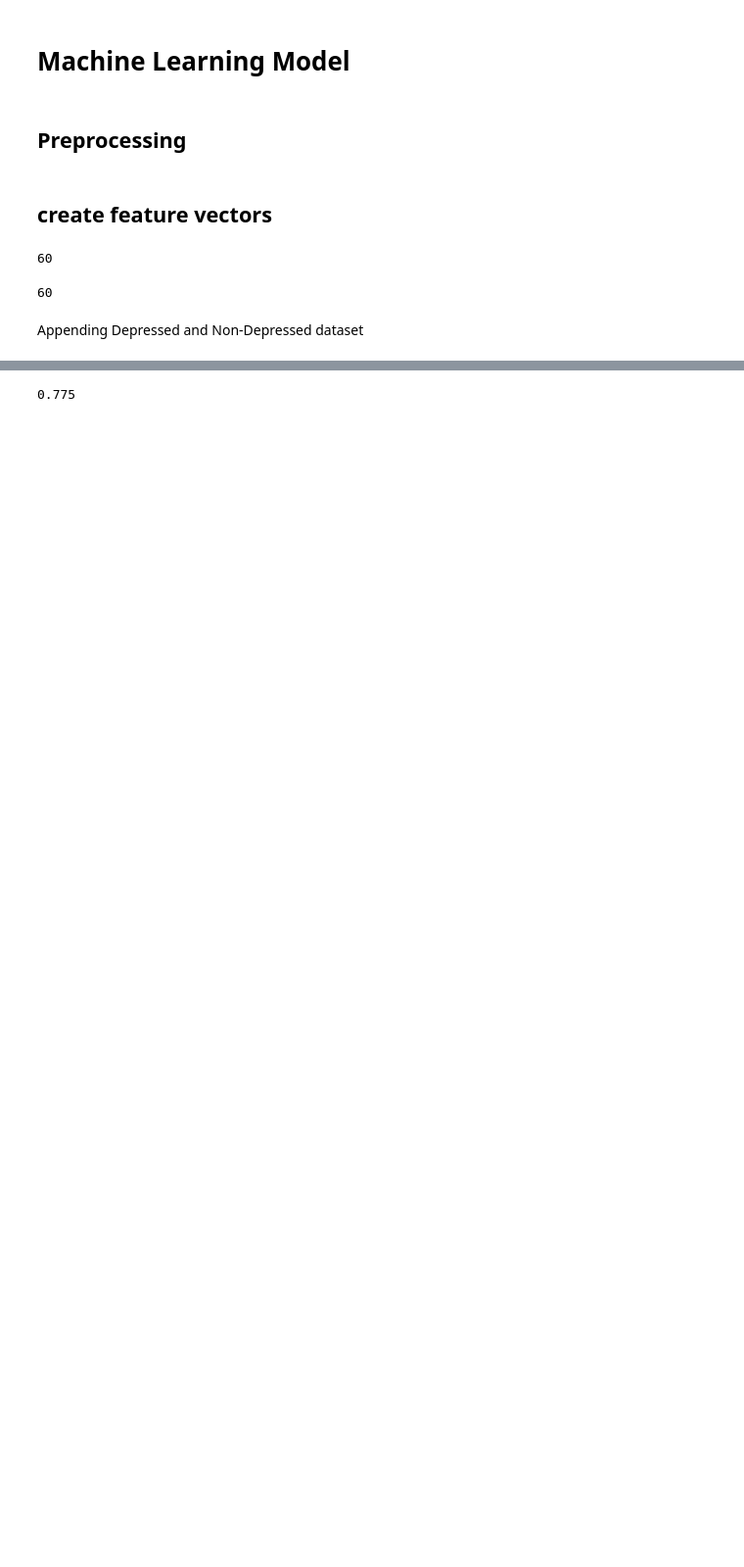
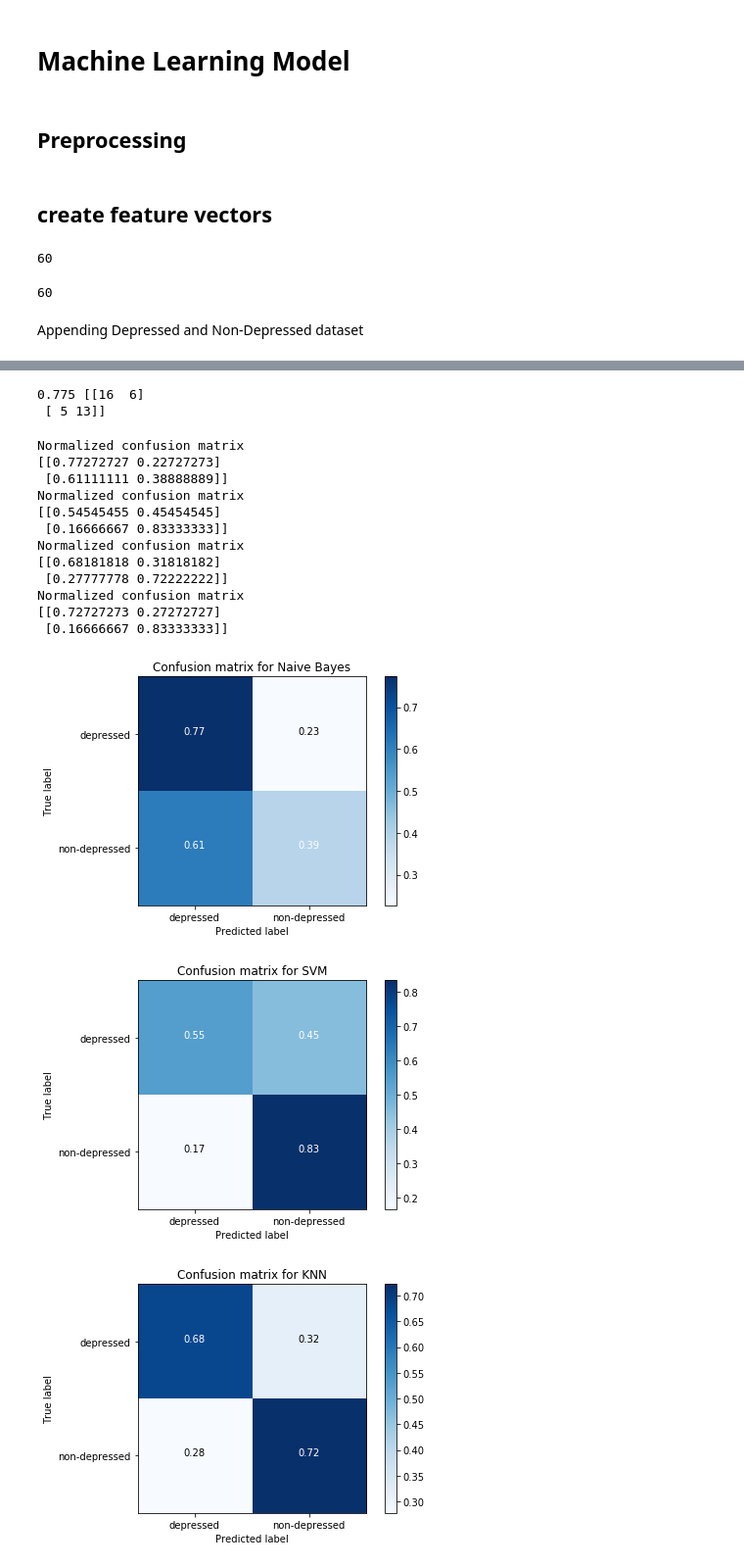
Before and after one commit to ym224/TwitterDepressionDetection, a Jupyter notebook: twitter_depression_detection_baseline.ipynb, the cells around one changed output, grey strips where cells are left out. Shown at 98% size. Drawn from its saved outputs; the diff is of its cells as text; code cells hidden in the pictures; blank space fills up the shorter version.

Commit message:
add confusion matrix

```diff
--- a/twitter_depression_detection_baseline.ipynb
+++ b/twitter_depression_detection_baseline.ipynb
@@ -393,5 +402,10 @@ from sklearn import svm
 
 clf = svm.SVC()
 clf.fit(X_train, y_train)
-clf.score(X_test, y_test)
+score = clf.score(X_test, y_test)
+pred = clf.predict(X_test)
+
+# Compute confusion matrix
+cm_SVM = confusion_matrix(y_test, pred)
+print(score, cm)
 # %% [output]
@@ -402,5 +417,10 @@ from sklearn.neighbors import KNeighborsClassifier
 
 neigh = KNeighborsClassifier(n_neighbors=9)
 neigh.fit(X_train, y_train)
-neigh.score(X_test, y_test)
+score = neigh.score(X_test, y_test)
+pred = neigh.predict(X_test)
+
+# Compute confusion matrix
+cm_KNN = confusion_matrix(y_test, pred)
+print(score, cm)
 # %% [output]
@@ -411,6 +432,12 @@ from sklearn.ensemble import RandomForestClassifier
 
 clf=RandomForestClassifier(n_estimators=12)
 clf.fit(X_train, y_train)
-clf.score(X_test, y_test)
+score = clf.score(X_test, y_test)
+pred = clf.predict(X_test)
+
+# Compute confusion matrix
+cm_RF = confusion_matrix(y_test, pred)
+print(score, cm)
 # %% [output]
-0.775
+0.775 [[16  6]
+ [ 5 13]]
@@ -416,0 +478,40 @@ clf.score(X_test, y_test)
+# %%
+class_names = ['depressed', 'non-depressed']
+
+# Plot confusion matrix for Naive Bayes
+plt.figure()
+plot_confusion_matrix(cm_NB, classes=class_names, normalize=True,
+                      title='Confusion matrix for Naive Bayes')
+
+# Plot confusion matrix for SVM
+plt.figure()
+plot_confusion_matrix(cm_SVM, classes=class_names, normalize=True,
+                      title='Confusion matrix for SVM')
+
+# Plot confusion matrix for KNN
+plt.figure()
+plot_confusion_matrix(cm_KNN, classes=class_names, normalize=True,
+                      title='Confusion matrix for KNN')
+
+# Plot confusion matrix for RF
+plt.figure()
+plot_confusion_matrix(cm_RF, classes=class_names, normalize=True,
+                      title='Confusion matrix for Random Forest')
+
+plt.show()
+# %% [output]
+Normalized confusion matrix
+[[0.77272727 0.22727273]
+ [0.61111111 0.38888889]]
+Normalized confusion matrix
+[[0.54545455 0.45454545]
+ [0.16666667 0.83333333]]
+Normalized confusion matrix
+[[0.68181818 0.31818182]
+ [0.27777778 0.72222222]]
+Normalized confusion matrix
+[[0.72727273 0.27272727]
+ [0.16666667 0.83333333]]
+[figure, added]
+[figure, added]
+[figure, added]
```
Also changed, not shown: parts of 6 cells of this notebook.
